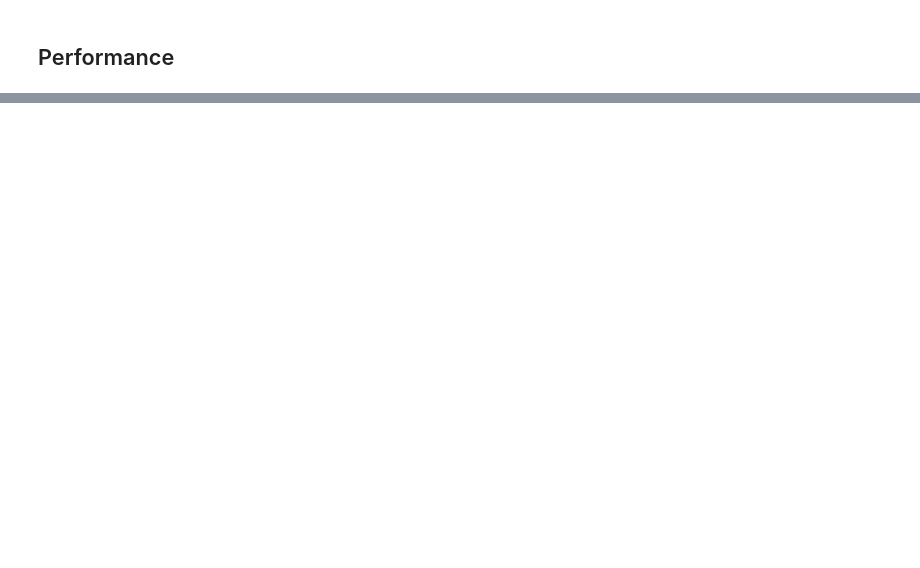
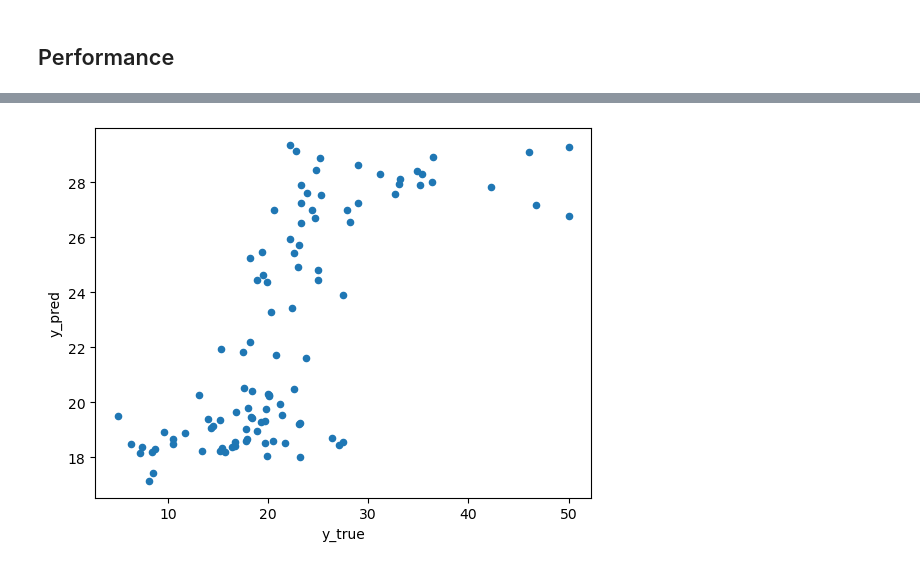
Before and after one commit to oneoffcoder/books, a Jupyter notebook: sphinx/keras/source/boston-housing-pbnn.ipynb, the cells around one changed output, grey strips where cells are left out. Saved outputs shown, nothing was run; the diff lists cells and outputs as text; code cells hidden in the pictures; blank space fills up the shorter version.

```diff
--- a/sphinx/keras/source/boston-housing-pbnn.ipynb
+++ b/sphinx/keras/source/boston-housing-pbnn.ipynb
@@ -280,2 +309,4 @@ y_df.corr()
 # %%
-y_df.plot(kind='scatter', x='y_true', y='y_pred')
+_ = y_df.plot(kind='scatter', x='y_true', y='y_pred')
+# %% [output]
+[figure, added]
```
Also changed, not shown: parts of 10 cells of this notebook.
